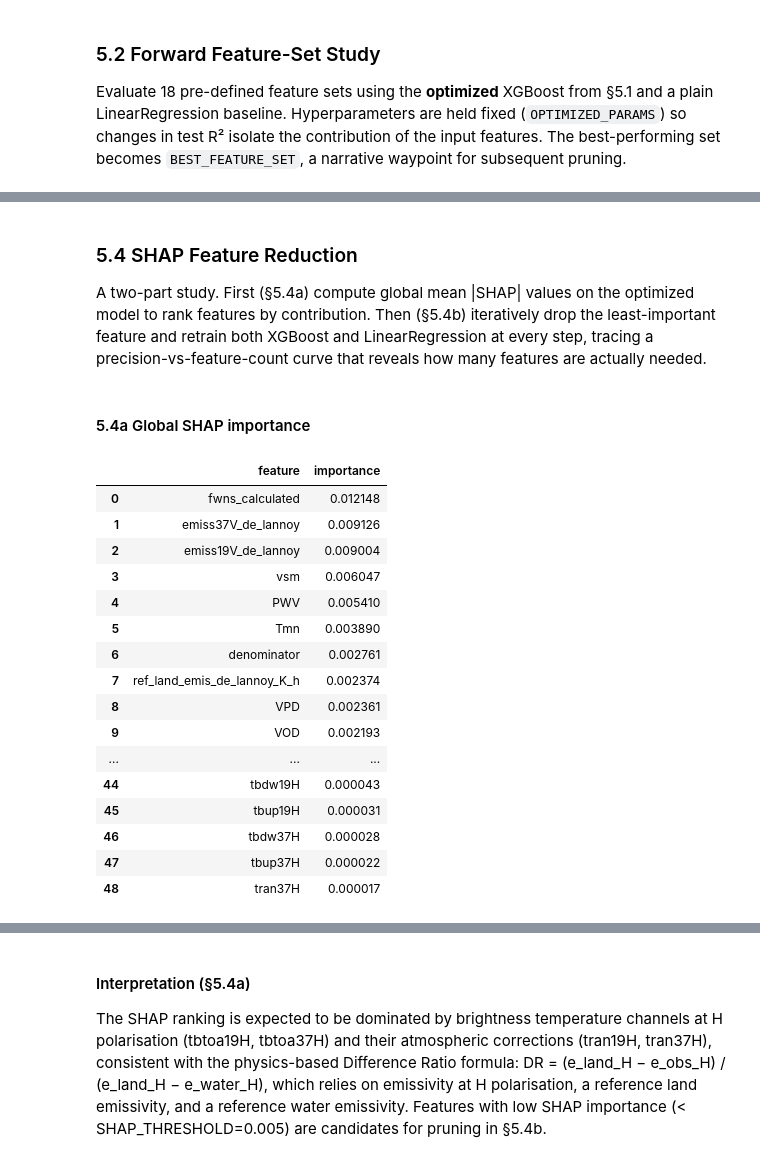
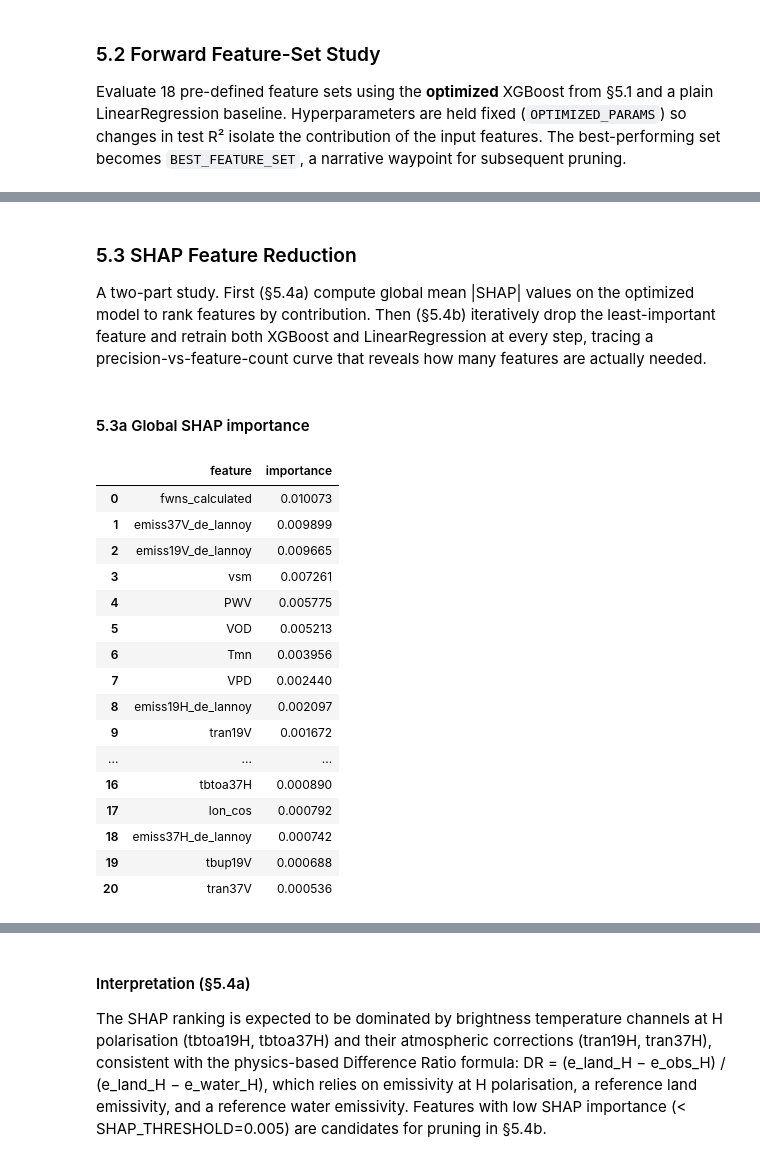
Before and after one commit to marcvem2AED/TFM_MCD_MarcVelascoMateu, a Jupyter notebook: 3-Model_training.ipynb, the cells around one changed output, grey strips where cells are left out. Drawn from its saved outputs; the diff is of its cells as text; code cells hidden in the pictures.

```diff
--- a/3-Model_training.ipynb
+++ b/3-Model_training.ipynb
@@ -966,5 +975,8 @@ FEATURE_SETS = {
 }
 # %%
+# Load parameters for faster reproducibility
+OPTIMIZED_PARAMS = json.load(open(f'{HPO_DIR}/best_xgb_params.json'))
+
 # Evaluate all 18 feature sets using the hyperparameters from §5.1 (OPTIMIZED_PARAMS)
 # so that changes in precision isolate the contribution of the input features.
 _xgb_for_forward = XGBRegressor(**{k: v for k, v in OPTIMIZED_PARAMS.items()
@@ -973,10 +985,3 @@ feature_study_models = {
     'LinearRegression': LinearRegression(),
     'XGBoost': _xgb_for_forward,
 }
-feature_results = evaluate_feature_sets(
-    df_model, y, train_idx, test_idx, FEATURE_SETS, feature_study_models
-)
-feature_ranking = feature_results.sort_values(
-    ['model', 'R2_test'], ascending=[True, False]
-).reset_index(drop=True)
-display(feature_ranking[['feature_set', 'n_features', 'model', 'MAE_test', 'R2_test', 'R2_train']])
@@ -1000,0 +1101,8 @@ display(feature_ranking[['feature_set', 'n_features', 'model', 'MAE_test', 'R2_t
+# %%
+feature_results = evaluate_feature_sets(
+    df_model, y, train_idx, test_idx, FEATURE_SETS_7, feature_study_models
+)
+feature_ranking = feature_results.sort_values(
+    ['model', 'R2_test'], ascending=[True, False]
+).reset_index(drop=True)
+display(feature_ranking[['feature_set', 'n_features', 'model', 'MAE_test', 'R2_test', 'R2_train']])
@@ -1001,8 +1122,8 @@ display(feature_ranking[['feature_set', 'n_features', 'model', 'MAE_test', 'R2_t
 # %%
 # Store the best feature set for XGBoost (likely F1_all — kitchen sink)
-best_feature_row = feature_ranking[feature_ranking['model'] == 'XGBoost'].iloc[0]
+best_feature_row = feature_ranking[feature_ranking['model'] == 'XGBoost'][feature_ranking['feature_set'] == 'G1_best'].iloc[0]
 BEST_FEATURE_SET_NAME = best_feature_row['feature_set']
-BEST_FEATURE_SET = FEATURE_SETS[BEST_FEATURE_SET_NAME]
+BEST_FEATURE_SET = FEATURE_SETS_7[BEST_FEATURE_SET_NAME]
 
 print(f'Best feature set: {BEST_FEATURE_SET_NAME}  ({len(BEST_FEATURE_SET)} features)')
 print(f'XGBoost R² on best set: {best_feature_row["R2_test"]:.6f}')
@@ -1065,40 +1133,49 @@ RFECV selected features: ['latitude_grid', 'longitude_grid', 'surtep_ERA5', 'Tmn
 # %% [markdown]
-### 5.4 SHAP Feature Reduction
+### 5.3 SHAP Feature Reduction
 
 A two-part study. First (§5.4a) compute global mean |SHAP| values on the optimized model to rank features by contribution. Then (§5.4b) iteratively drop the least-important feature and retrain both XGBoost and LinearRegression at every step, tracing a precision-vs-feature-count curve that reveals how many features are actually needed.
 # %% [markdown]
-#### 5.4a Global SHAP importance
+#### 5.3a Global SHAP importance
+# %%
+X_selected_train = df_model.loc[train_idx, BEST_FEATURE_SET]
+X_selected_test  = df_model.loc[test_idx,  BEST_FEATURE_SET]
+y_selected_train = y.loc[train_idx]
+y_selected_test  = y.loc[test_idx]
+
+_xgb_for_forward = XGBRegressor(**{k: v for k, v in OPTIMIZED_PARAMS.items() if k not in ('objective', 'eval_metric', 'tree_method')})
+
+optimized_reduced_model = _xgb_for_forward.fit(X_selected_train, y_selected_train)
 # %%
-# Compute global SHAP importance on optimized_model using test set
+# Compute global SHAP importance on optimized_reduced_model using test set
 shap_importance_df, X_shap_sample = run_shap_pruning(
-    optimized_model,
+    optimized_reduced_model,
     X_selected_train,
     X_selected_test,
     y_selected_test,
     shap_threshold=SHAP_THRESHOLD,
     random_state=RANDOM_STATE,
 )
 # run_shap_pruning returns (importance_df, pruned_features); unpack accordingly
 # shap_importance_df = shap_importance_df  (first return value is the full importance df)
 display(shap_importance_df)
 # %% [output]
 |  | feature | importance |
-| 0 | fwns_calculated | 0.012148 |
-| 1 | emiss37V_de_lannoy | 0.009126 |
-| 2 | emiss19V_de_lannoy | 0.009004 |
-| 3 | vsm | 0.006047 |
-| 4 | PWV | 0.005410 |
-| 5 | Tmn | 0.003890 |
-| 6 | denominator | 0.002761 |
-| 7 | ref_land_emis_de_lannoy_K_h | 0.002374 |
-| 8 | VPD | 0.002361 |
-| 9 | VOD | 0.002193 |
+| 0 | fwns_calculated | 0.010073 |
+| 1 | emiss37V_de_lannoy | 0.009899 |
+| 2 | emiss19V_de_lannoy | 0.009665 |
+| 3 | vsm | 0.007261 |
+| 4 | PWV | 0.005775 |
+| 5 | VOD | 0.005213 |
+| 6 | Tmn | 0.003956 |
+| 7 | VPD | 0.002440 |
+| 8 | emiss19H_de_lannoy | 0.002097 |
+| 9 | tran19V | 0.001672 |
 | ... | ... | ... |
-| 44 | tbdw19H | 0.000043 |
-| 45 | tbup19H | 0.000031 |
-| 46 | tbdw37H | 0.000028 |
-| 47 | tbup37H | 0.000022 |
-| 48 | tran37H | 0.000017 |
+| 16 | tbtoa37H | 0.000890 |
+| 17 | lon_cos | 0.000792 |
+| 18 | emiss37H_de_lannoy | 0.000742 |
+| 19 | tbup19V | 0.000688 |
+| 20 | tran37V | 0.000536 |
 # %%
 # SHAP bar chart: horizontal bars ranked by mean |SHAP|.
 # Look for a large gap between top features and the long tail — that's the pruning threshold.
```
Also changed, not shown: parts of 21 cells of this notebook.
